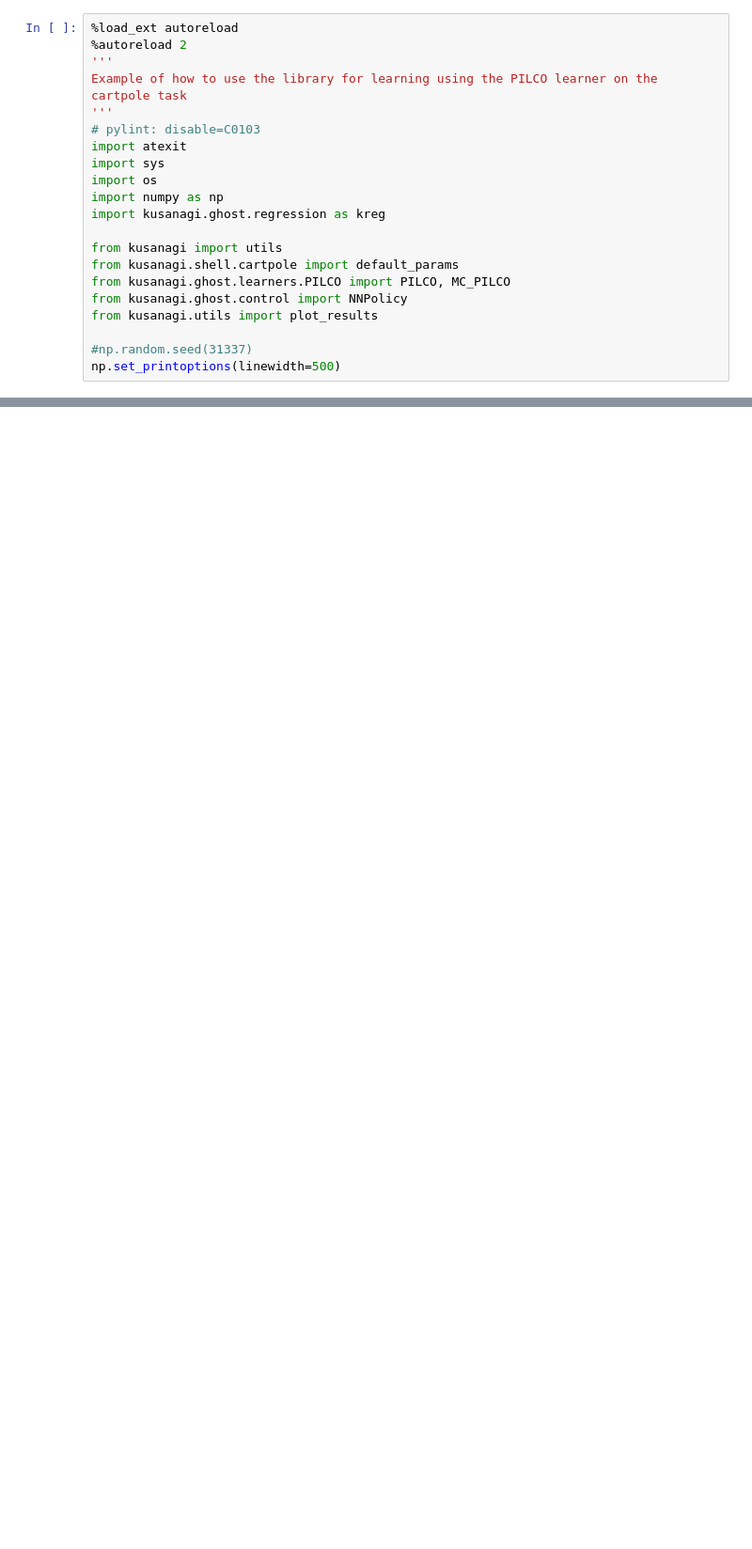
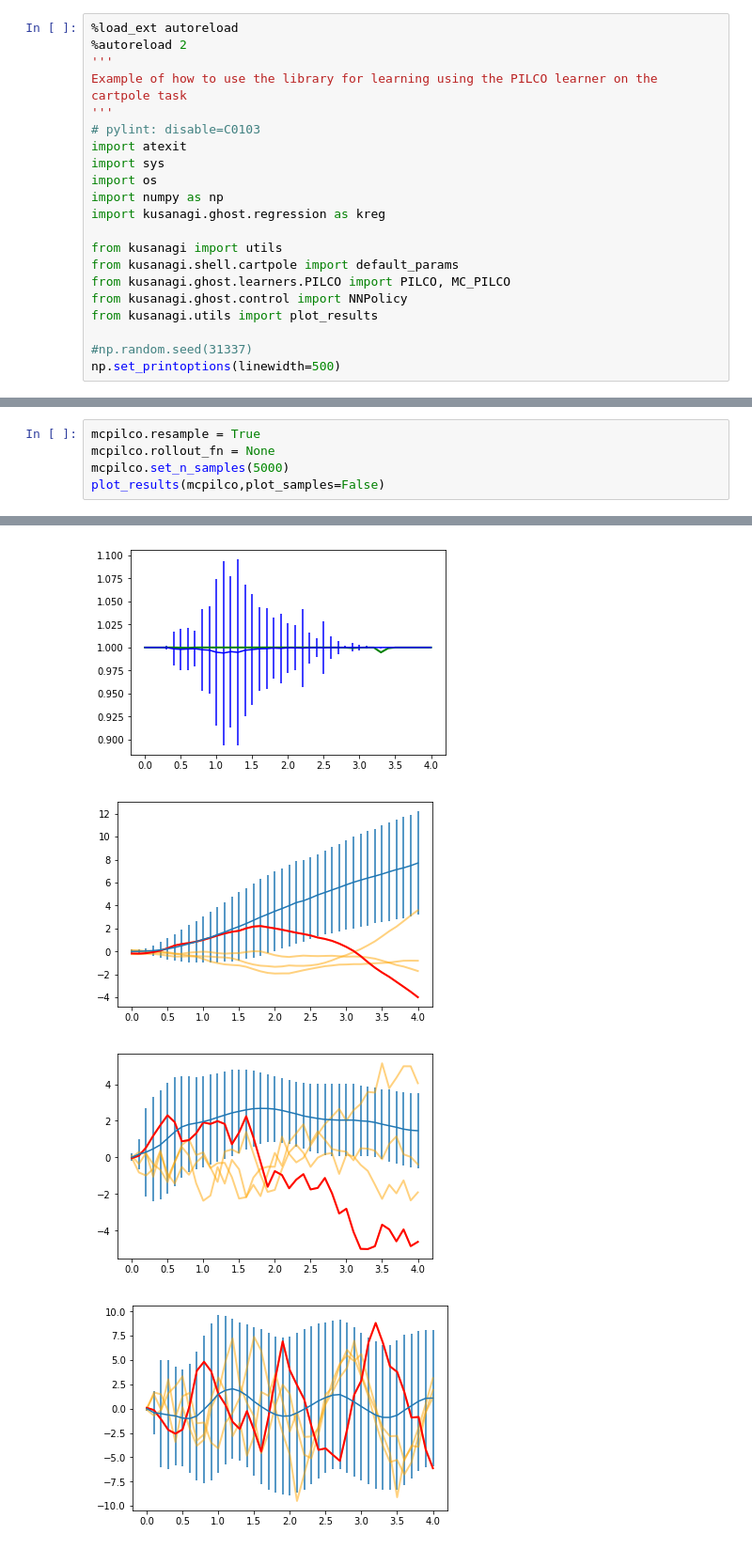
Before and after one commit to mcgillmrl/kusanagi, a Jupyter notebook: examples/notebooks/mc_pilco.ipynb, the cells around one changed output, grey strips where cells are left out. Shown: that part at 94% size. Drawn from its saved outputs; the diff is of its cells as text; blank space fills up the shorter version.

```diff
--- a/examples/notebooks/mc_pilco.ipynb
+++ b/examples/notebooks/mc_pilco.ipynb
@@ -148,0 +135,6 @@ plot_results(mcpilco)
+# %%
+mcpilco.resample = True
+mcpilco.rollout_fn = None
+mcpilco.set_n_samples(5000)
+plot_results(mcpilco,plot_samples=False)
+# %% [output]
@@ -148,0 +144,4 @@ plot_results(mcpilco)
+[figure, added]
+[figure, added]
+[figure, added]
+[figure, added]
```
Also changed, not shown: parts of 11 cells of this notebook, 8 other files.
